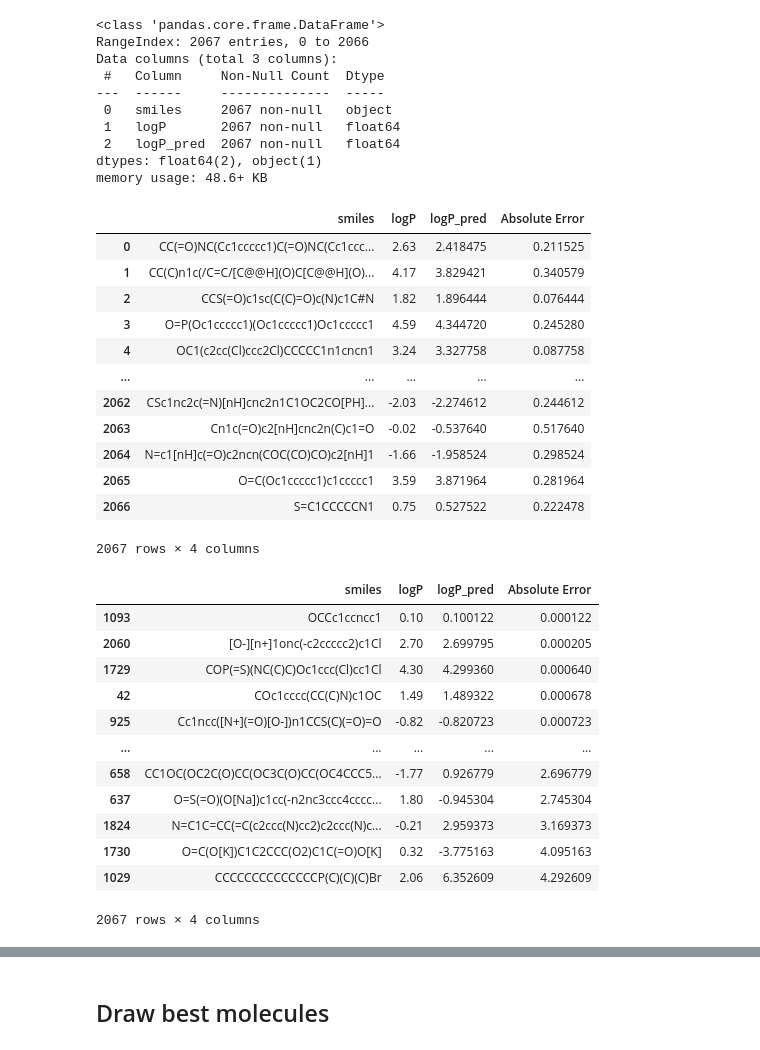
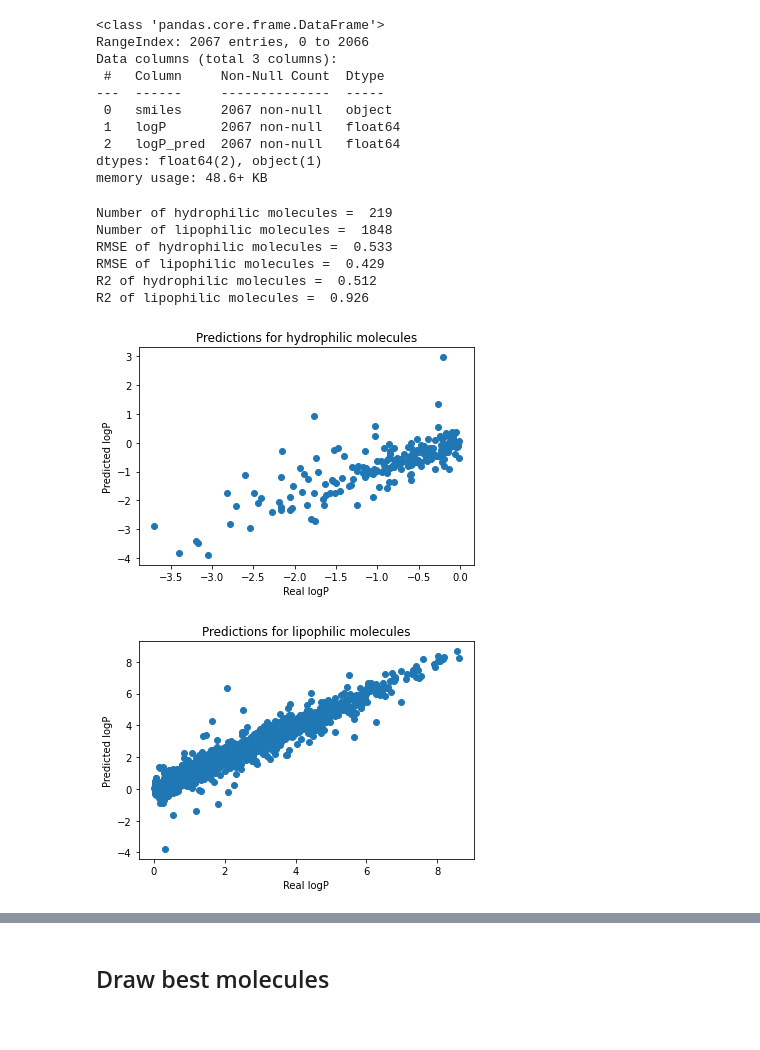
Before and after one commit to VEK239/StructGNN-lipophilicity, a Jupyter notebook: notebooks/baselines/dmpnn/2_get_worst_and_best_predictions.ipynb, the cells around one changed output, grey strips where cells are left out. Cells and saved outputs as stored; diff of their text form; code cells hidden in the pictures.

```diff
--- a/notebooks/baselines/dmpnn/2_get_worst_and_best_predictions.ipynb
+++ b/notebooks/baselines/dmpnn/2_get_worst_and_best_predictions.ipynb
@@ -321,19 +323,3 @@ dtypes: float64(2), object(1)
 memory usage: 48.6+ KB
 # %%
 test_predictions[ERROR_COLUMN] = np.abs(test_predictions[VALUE_COLUMN]-test_predictions[PREDS_COLUMN])
-# %%
-test_predictions
-# %% [output]
-|  | smiles | logP | logP_pred | Absolute Error |
-| 0 | CC(=O)NC(Cc1ccccc1)C(=O)NC(Cc1ccc... | 2.63 | 2.418475 | 0.211525 |
-| 1 | CC(C)n1c(/C=C/[C@@H](O)C[C@@H](O)... | 4.17 | 3.829421 | 0.340579 |
-| 2 | CCS(=O)c1sc(C(C)=O)c(N)c1C#N | 1.82 | 1.896444 | 0.076444 |
-| 3 | O=P(Oc1ccccc1)(Oc1ccccc1)Oc1ccccc1 | 4.59 | 4.344720 | 0.245280 |
-| 4 | OC1(c2cc(Cl)ccc2Cl)CCCCC1n1cncn1 | 3.24 | 3.327758 | 0.087758 |
-| ... | ... | ... | ... | ... |
-| 2062 | CSc1nc2c(=N)[nH]cnc2n1C1OC2CO[PH]... | -2.03 | -2.274612 | 0.244612 |
-| 2063 | Cn1c(=O)c2[nH]cnc2n(C)c1=O | -0.02 | -0.537640 | 0.517640 |
-| 2064 | N=c1[nH]c(=O)c2ncn(COC(CO)CO)c2[nH]1 | -1.66 | -1.958524 | 0.298524 |
-| 2065 | O=C(Oc1ccccc1)c1ccccc1 | 3.59 | 3.871964 | 0.281964 |
-| 2066 | S=C1CCCCCN1 | 0.75 | 0.527522 | 0.222478 |
-2067 rows × 4 columns
@@ -340,18 +328,41 @@ test_predictions
+# %%
+print('Number of hydrophilic molecules = ', \
+      len(test_predictions[test_predictions[VALUE_COLUMN]<0]))
+print('Number of lipophilic molecules = ', \
+      len(test_predictions[test_predictions[VALUE_COLUMN]>0]))
+
+print('RMSE of hydrophilic molecules = ', \
+      round(mean_squared_error(test_predictions[test_predictions[VALUE_COLUMN]<0][VALUE_COLUMN], \
+                        test_predictions[test_predictions[VALUE_COLUMN]<0][PREDS_COLUMN], squared=False), 3))
+print('RMSE of lipophilic molecules = ', \
+      round(mean_squared_error(test_predictions[test_predictions[VALUE_COLUMN]>0][VALUE_COLUMN], \
+                        test_predictions[test_predictions[VALUE_COLUMN]>0][PREDS_COLUMN], squared=False), 3))
+
+print('R2 of hydrophilic molecules = ', \
+      round(r2_score(test_predictions[test_predictions[VALUE_COLUMN]<0][VALUE_COLUMN], \
+                        test_predictions[test_predictions[VALUE_COLUMN]<0][PREDS_COLUMN]), 3))
+print('R2 of lipophilic molecules = ', \
+      round(r2_score(test_predictions[test_predictions[VALUE_COLUMN]>0][VALUE_COLUMN], \
+                        test_predictions[test_predictions[VALUE_COLUMN]>0][PREDS_COLUMN]), 3))
+# %% [output]
+Number of hydrophilic molecules =  219
+Number of lipophilic molecules =  1848
+RMSE of hydrophilic molecules =  0.533
+RMSE of lipophilic molecules =  0.429
+R2 of hydrophilic molecules =  0.512
+R2 of lipophilic molecules =  0.926
+# %%
+plt.scatter(test_predictions[test_predictions[VALUE_COLUMN]<0][VALUE_COLUMN], test_predictions[test_predictions[VALUE_COLUMN]<0][PREDS_COLUMN])
+_ = plt.title('Predictions for hydrophilic molecules')
+_ = plt.xlabel('Real logP')
+_ = plt.ylabel('Predicted logP')
+plt.show()
+plt.scatter(test_predictions[test_predictions[VALUE_COLUMN]>0][VALUE_COLUMN], test_predictions[test_predictions[VALUE_COLUMN]>0][PREDS_COLUMN])
+_ = plt.title('Predictions for lipophilic molecules')
+_ = plt.xlabel('Real logP')
+_ = plt.ylabel('Predicted logP')
+# %% [output]
+[figure, added]
+[figure, added]
 # %%
 test_predictions = test_predictions.sort_values(by=ERROR_COLUMN)
-# %%
-test_predictions
-# %% [output]
-|  | smiles | logP | logP_pred | Absolute Error |
-| 1093 | OCCc1ccncc1 | 0.10 | 0.100122 | 0.000122 |
-| 2060 | [O-][n+]1onc(-c2ccccc2)c1Cl | 2.70 | 2.699795 | 0.000205 |
-| 1729 | COP(=S)(NC(C)C)Oc1ccc(Cl)cc1Cl | 4.30 | 4.299360 | 0.000640 |
-| 42 | COc1cccc(CC(C)N)c1OC | 1.49 | 1.489322 | 0.000678 |
-| 925 | Cc1ncc([N+](=O)[O-])n1CCS(C)(=O)=O | -0.82 | -0.820723 | 0.000723 |
-| ... | ... | ... | ... | ... |
-| 658 | CC1OC(OC2C(O)CC(OC3C(O)CC(OC4CCC5... | -1.77 | 0.926779 | 2.696779 |
-| 637 | O=S(=O)(O[Na])c1cc(-n2nc3ccc4cccc... | 1.80 | -0.945304 | 2.745304 |
-| 1824 | N=C1C=CC(=C(c2ccc(N)cc2)c2ccc(N)c... | -0.21 | 2.959373 | 3.169373 |
-| 1730 | O=C(O[K])C1C2CCC(O2)C1C(=O)O[K] | 0.32 | -3.775163 | 4.095163 |
-| 1029 | CCCCCCCCCCCCCCP(C)(C)(C)Br | 2.06 | 6.352609 | 4.292609 |
-2067 rows × 4 columns
```
Also changed, not shown: parts of 3 cells of this notebook, 15 other files.
